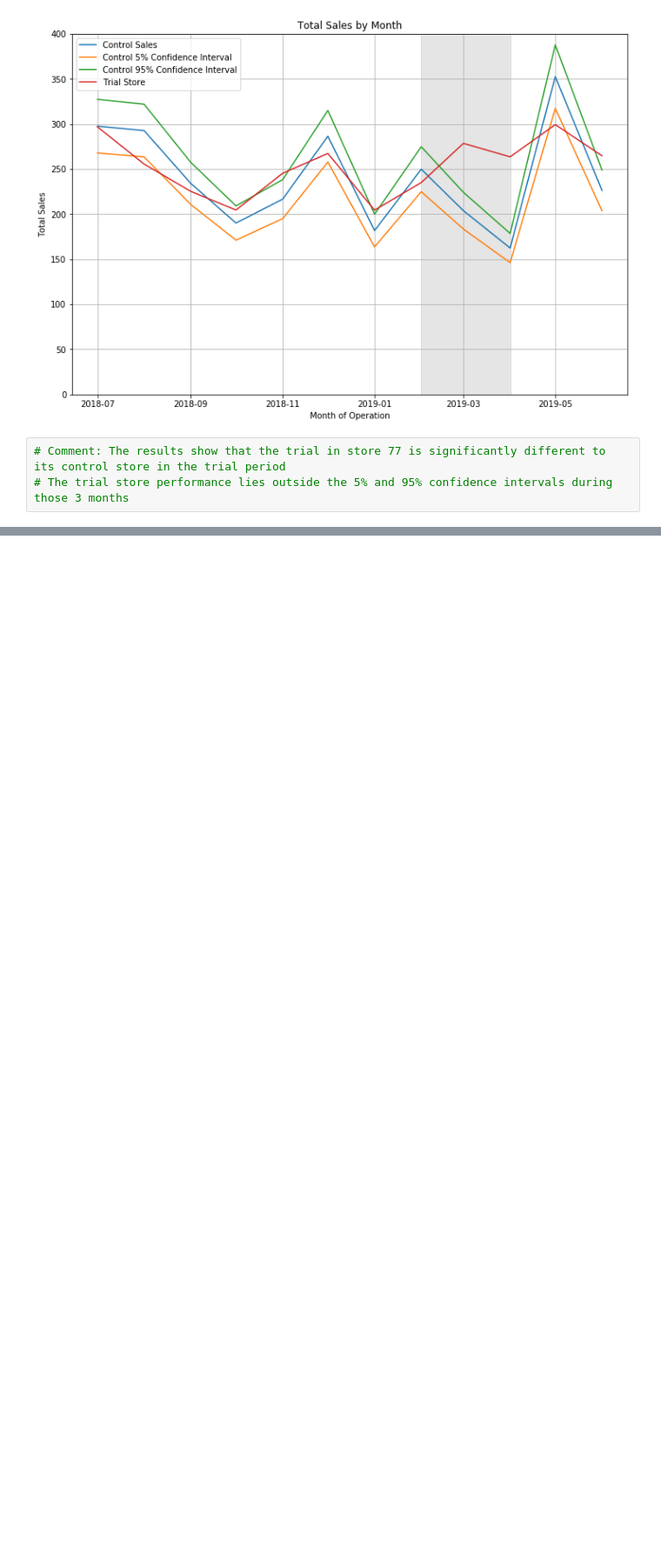
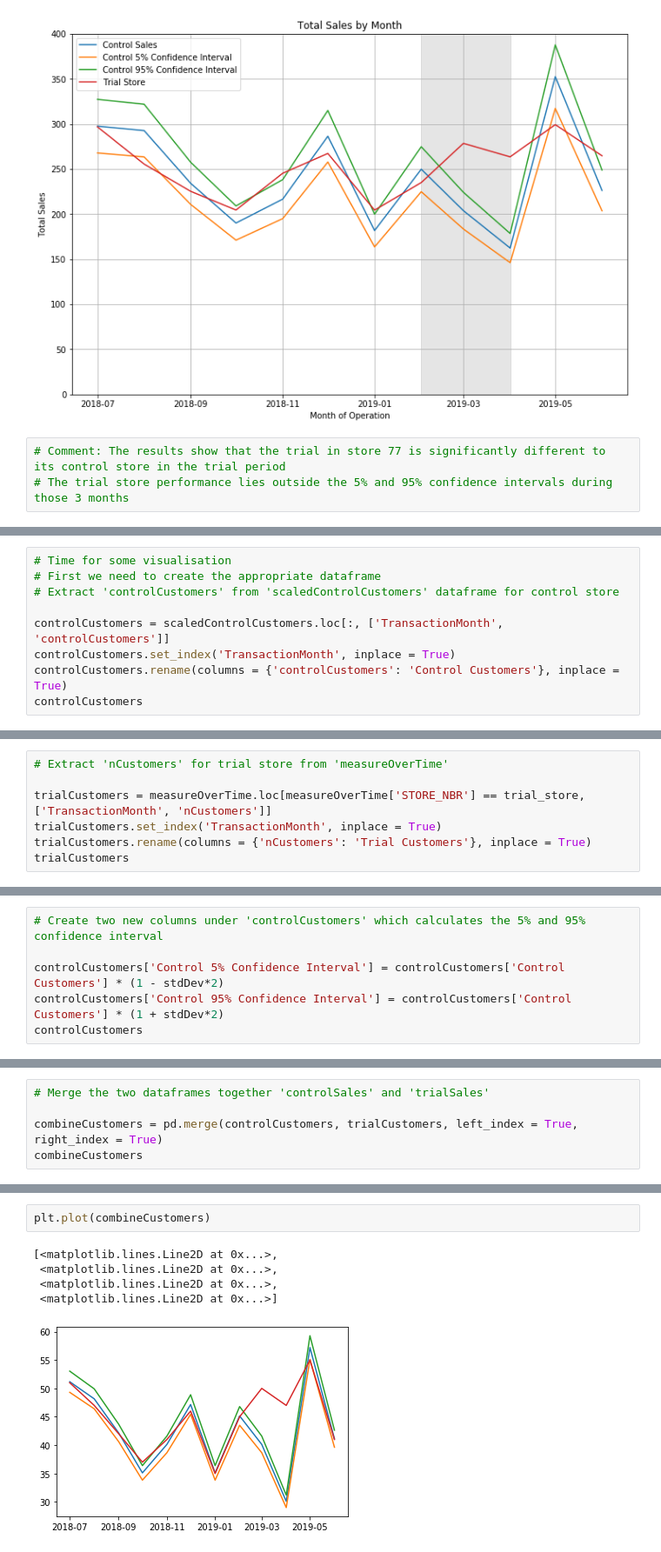
Before and after one commit to Johnson-a-hash/quantium-virtual-program, a Jupyter notebook: Quantium Module 2.ipynb, the cells around one changed output, grey strips where cells are left out. Shown: that part at 87% size. Drawn from its saved outputs; the diff is of its cells as text; blank space fills up the shorter version.

```diff
--- a/Quantium Module 2.ipynb
+++ b/Quantium Module 2.ipynb
@@ -979,0 +1092,9 @@ plt.show()
+# %%
+# Time for some visualisation
+# First we need to create the appropriate dataframe
+# Extract 'controlCustomers' from 'scaledControlCustomers' dataframe for control store
+
+controlCustomers = scaledControlCustomers.loc[:, ['TransactionMonth', 'controlCustomers']]
+controlCustomers.set_index('TransactionMonth', inplace = True)
+controlCustomers.rename(columns = {'controlCustomers': 'Control Customers'}, inplace = True)
+controlCustomers
@@ -979,0 +1116,7 @@ plt.show()
+# %%
+# Extract 'nCustomers' for trial store from 'measureOverTime'
+
+trialCustomers = measureOverTime.loc[measureOverTime['STORE_NBR'] == trial_store, ['TransactionMonth', 'nCustomers']]
+trialCustomers.set_index('TransactionMonth', inplace = True)
+trialCustomers.rename(columns = {'nCustomers': 'Trial Customers'}, inplace = True)
+trialCustomers
@@ -979,0 +1138,6 @@ plt.show()
+# %%
+# Create two new columns under 'controlCustomers' which calculates the 5% and 95% confidence interval
+
+controlCustomers['Control 5% Confidence Interval'] = controlCustomers['Control Customers'] * (1 - stdDev*2)
+controlCustomers['Control 95% Confidence Interval'] = controlCustomers['Control Customers'] * (1 + stdDev*2)
+controlCustomers
@@ -979,0 +1159,5 @@ plt.show()
+# %%
+# Merge the two dataframes together 'controlSales' and 'trialSales'
+
+combineCustomers = pd.merge(controlCustomers, trialCustomers, left_index = True, right_index = True)
+combineCustomers
@@ -979,0 +1179,8 @@ plt.show()
+# %%
+plt.plot(combineCustomers)
+# %% [output]
+[<matplotlib.lines.Line2D at 0x...>,
+ <matplotlib.lines.Line2D at 0x...>,
+ <matplotlib.lines.Line2D at 0x...>,
+ <matplotlib.lines.Line2D at 0x...>]
+[figure, added]
```
Also changed, not shown: parts of 26 cells of this notebook.
